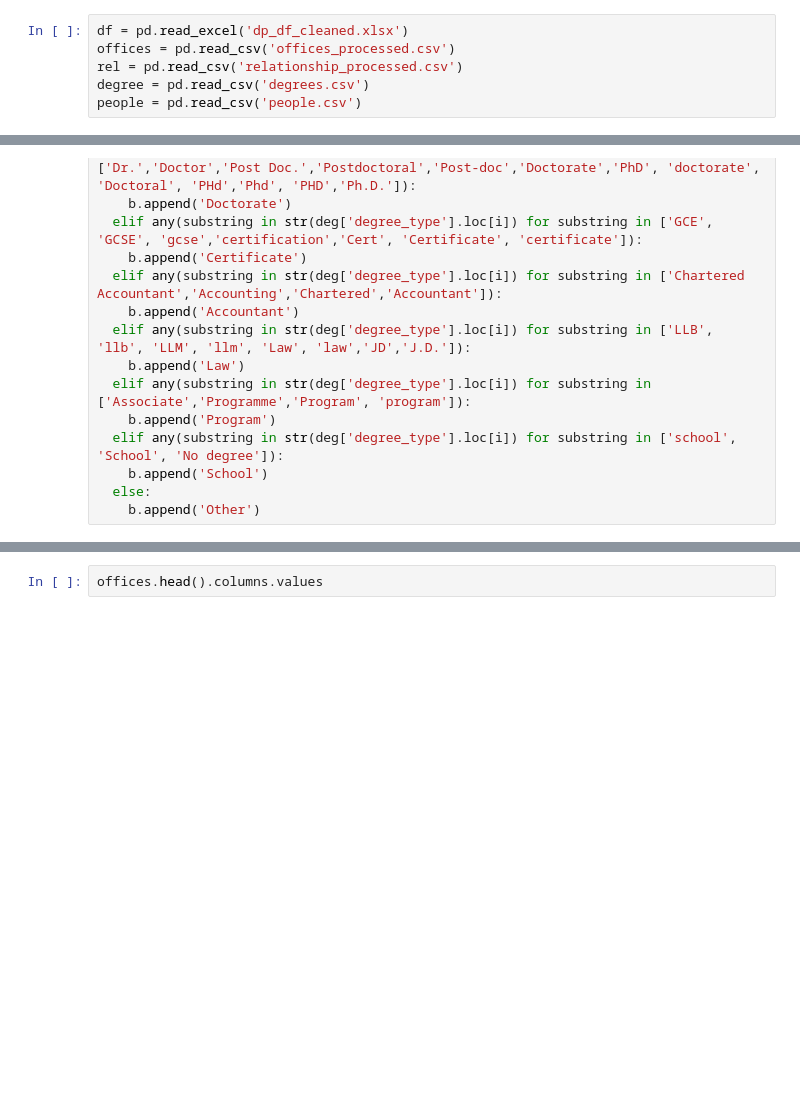
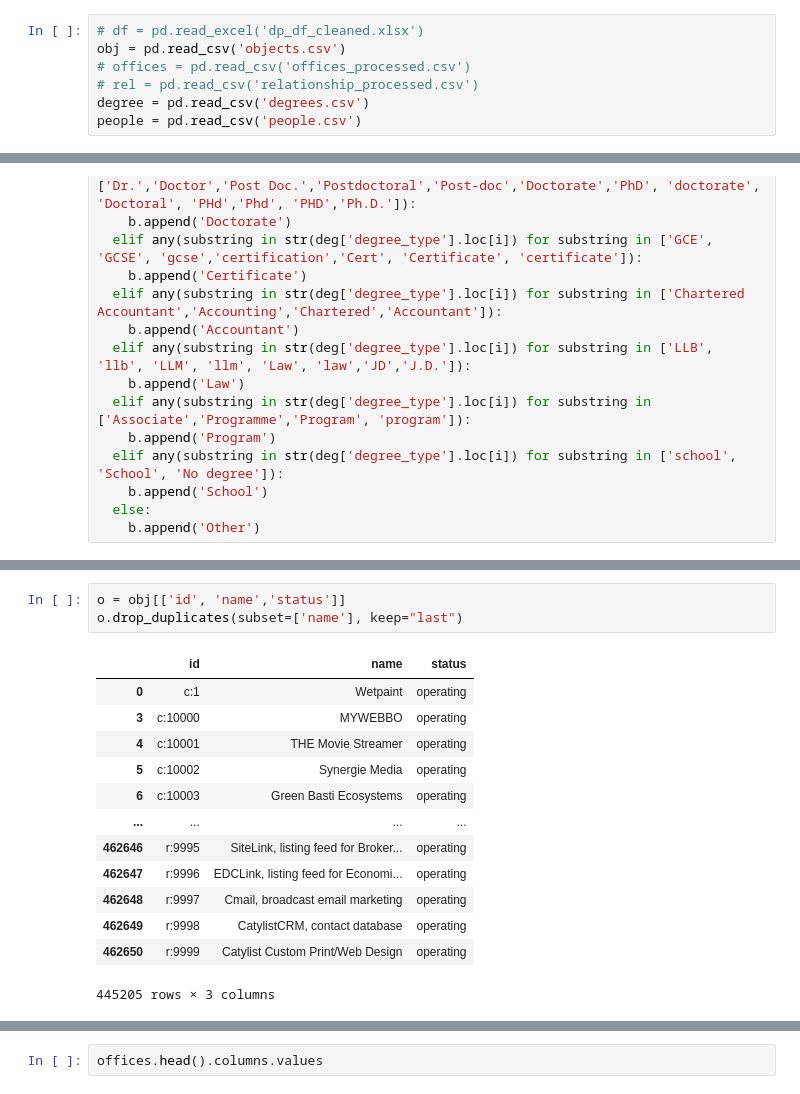
Before and after one commit to bhavya-kashyap/StartupSuccessPrediction, a Jupyter notebook: Project1EDA.ipynb, the cells around one changed output, grey strips where cells are left out. Cells and saved outputs as stored; diff of their text form; blank space fills up the shorter version.

```diff
--- a/Project1EDA.ipynb
+++ b/Project1EDA.ipynb
@@ -5,9 +5,10 @@ import pandas as pd
 import seaborn as sns
 import matplotlib.pylab as plt
 # %%
-df = pd.read_excel('dp_df_cleaned.xlsx')
-offices = pd.read_csv('offices_processed.csv')
-rel = pd.read_csv('relationship_processed.csv')
+# df = pd.read_excel('dp_df_cleaned.xlsx')
+obj = pd.read_csv('objects.csv')
+# offices = pd.read_csv('offices_processed.csv')
+# rel = pd.read_csv('relationship_processed.csv')
 degree = pd.read_csv('degrees.csv')
 people = pd.read_csv('people.csv')
 # %%
@@ -139,0 +159,17 @@ See the caveats in the documentation: https://pandas.pydata.org/pandas-docs/stab
+# %%
+o = obj[['id', 'name','status']]
+o.drop_duplicates(subset=['name'], keep="last")
+# %% [output]
+|  | id | name | status |
+| 0 | c:1 | Wetpaint | operating |
+| 3 | c:10000 | MYWEBBO | operating |
+| 4 | c:10001 | THE Movie Streamer | operating |
+| 5 | c:10002 | Synergie Media | operating |
+| 6 | c:10003 | Green Basti Ecosystems | operating |
+| ... | ... | ... | ... |
+| 462646 | r:9995 | SiteLink, listing feed for Broker... | operating |
+| 462647 | r:9996 | EDCLink, listing feed for Economi... | operating |
+| 462648 | r:9997 | Cmail, broadcast email marketing | operating |
+| 462649 | r:9998 | CatylistCRM, contact database | operating |
+| 462650 | r:9999 | Catylist Custom Print/Web Design | operating |
+445205 rows × 3 columns
```
Also changed, not shown: parts of 7 cells of this notebook.
